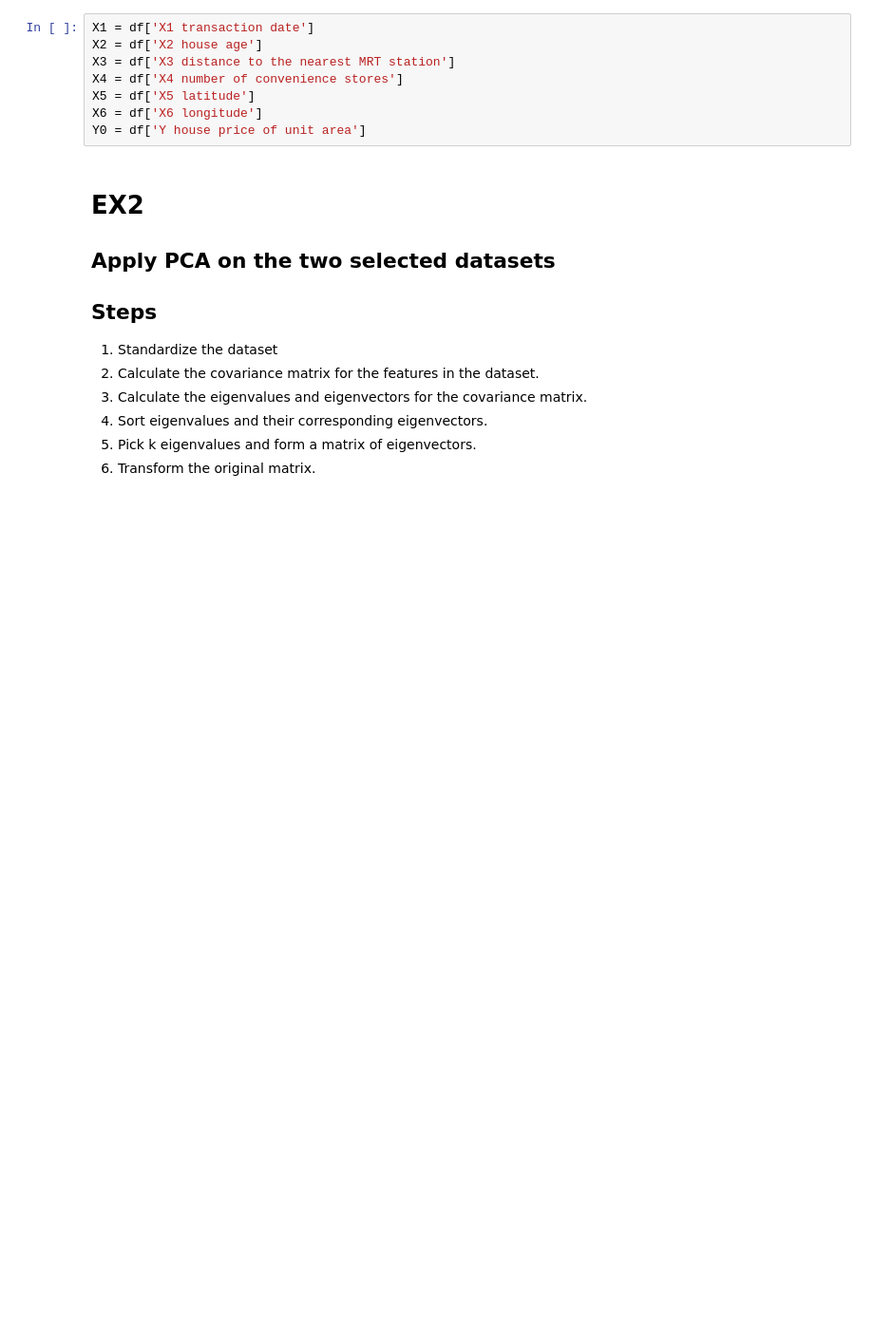
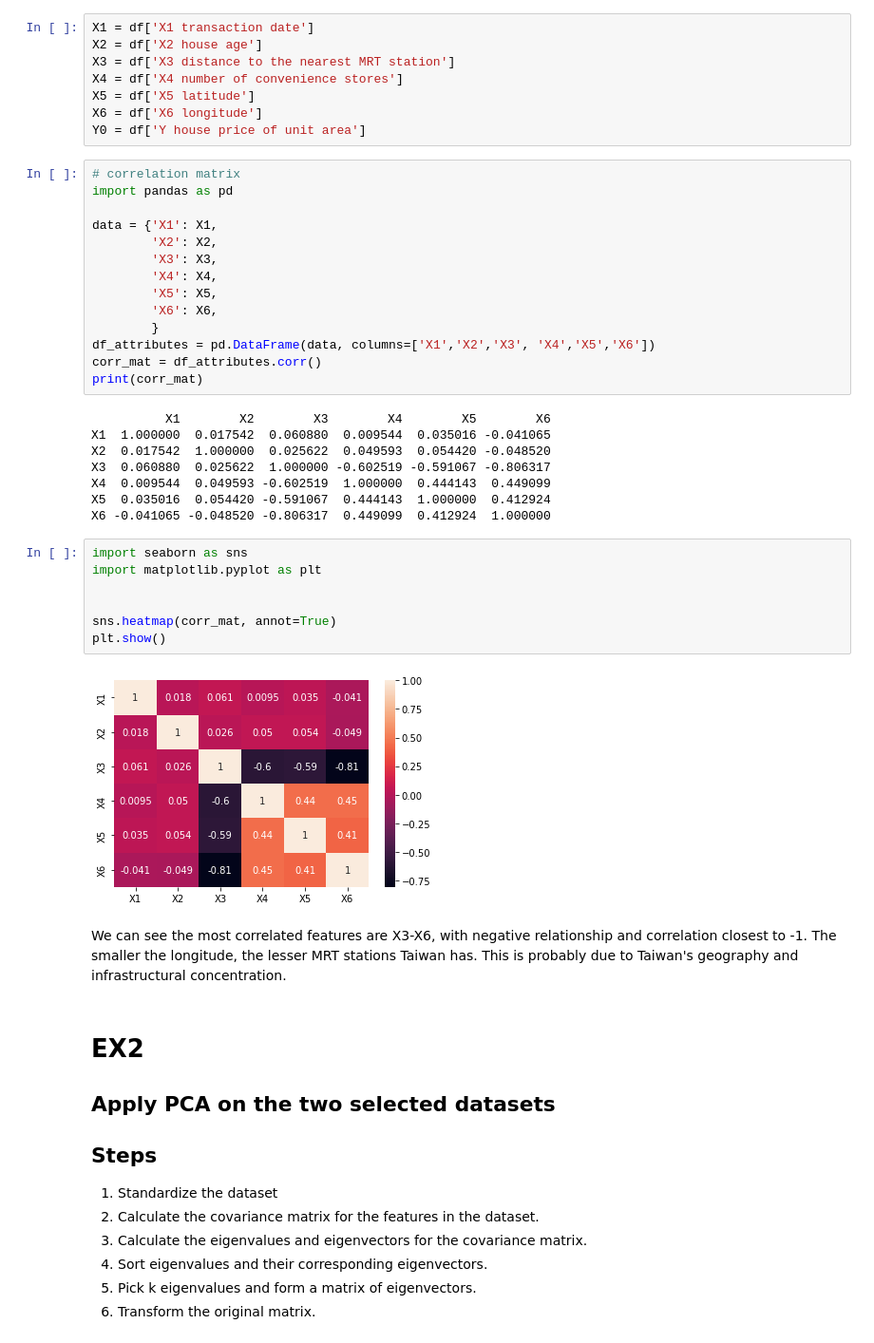
Before and after one commit to levietanh0001/TaiwanHousePrice, a Jupyter notebook: real_estate_valuation.ipynb, the cells around one changed output. Shown at 95% size. Drawn from its saved outputs; the diff is of its cells as text; blank space fills up the shorter version.

```diff
--- a/real_estate_valuation.ipynb
+++ b/real_estate_valuation.ipynb
@@ -162,6 +162,39 @@ X4 = df['X4 number of convenience stores']
 X5 = df['X5 latitude']
 X6 = df['X6 longitude']
 Y0 = df['Y house price of unit area']
+# %%
+# correlation matrix
+import pandas as pd
+
+data = {'X1': X1,
+        'X2': X2,
+        'X3': X3,
+        'X4': X4,
+        'X5': X5,
+        'X6': X6,
+        }
+df_attributes = pd.DataFrame(data, columns=['X1','X2','X3', 'X4','X5','X6'])
+corr_mat = df_attributes.corr()
+print(corr_mat)
+# %% [output]
+          X1        X2        X3        X4        X5        X6
+X1  1.000000  0.017542  0.060880  0.009544  0.035016 -0.041065
+X2  0.017542  1.000000  0.025622  0.049593  0.054420 -0.048520
+X3  0.060880  0.025622  1.000000 -0.602519 -0.591067 -0.806317
+X4  0.009544  0.049593 -0.602519  1.000000  0.444143  0.449099
+X5  0.035016  0.054420 -0.591067  0.444143  1.000000  0.412924
+X6 -0.041065 -0.048520 -0.806317  0.449099  0.412924  1.000000
+# %%
+import seaborn as sns
+import matplotlib.pyplot as plt
+
+
+sns.heatmap(corr_mat, annot=True)
+plt.show()
+# %% [output]
+[figure, added]
+# %% [markdown]
+We can see the most correlated features are X3-X6, with negative relationship and correlation closest to -1. The smaller the longitude, the lesser MRT stations Taiwan has. This is probably due to Taiwan's geography and infrastructural concentration.
 # %% [markdown]
 # EX2
 
```
